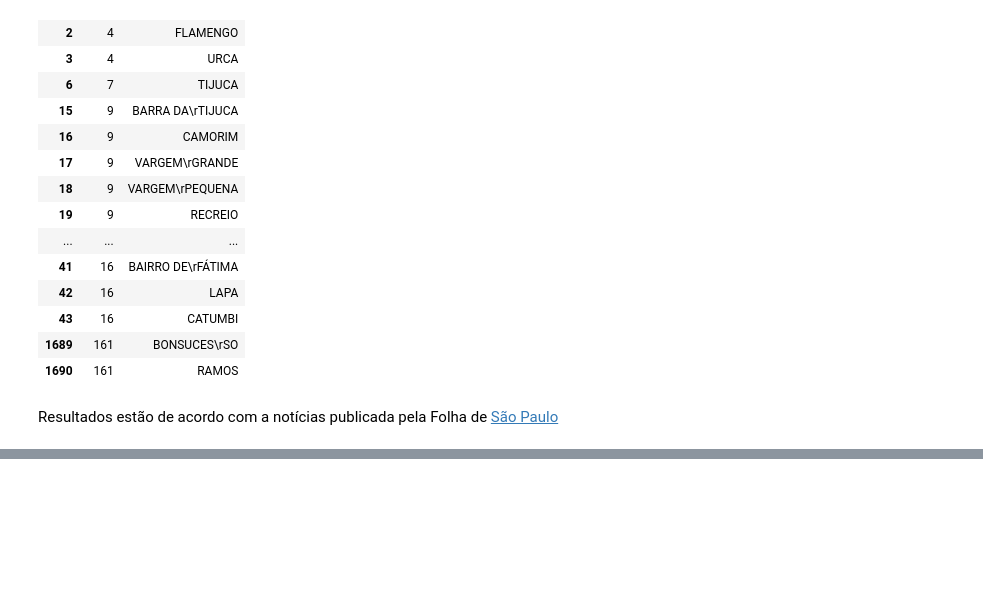
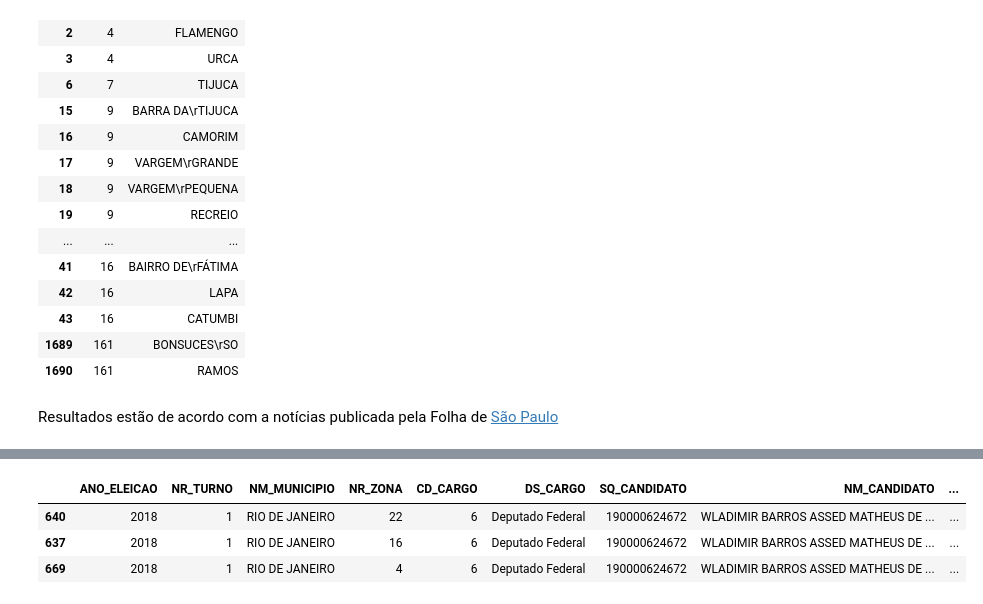
Before and after one commit to foca-aqui/foca-dados, a Jupyter notebook: api/app/service/analise_dados/notebook_votacao.ipynb, the cells around one changed output, grey strips where cells are left out. Cells and saved outputs as stored; diff of their text form; code cells hidden in the pictures; blank space fills up the shorter version.

```diff
--- a/api/app/service/analise_dados/notebook_votacao.ipynb
+++ b/api/app/service/analise_dados/notebook_votacao.ipynb
@@ -214,0 +171,8 @@ votacoes_rj.to_csv('dados/top_5_votacao.csv', index=False)
+# %%
+votacoes_rj_2018 = gerar_top_votacoes_candidato(resultados_2018, 5, 'RIO DE JANEIRO')
+votacoes_rj_2018.head(3)
+# %% [output]
+|  | ANO_ELEICAO | NR_TURNO | NM_MUNICIPIO | NR_ZONA | CD_CARGO | DS_CARGO | SQ_CANDIDATO | NM_CANDIDATO | ... |
+| 640 | 2018 | 1 | RIO DE JANEIRO | 22 | 6 | Deputado Federal | 190000624672 | WLADIMIR BARROS ASSED MATHEUS DE ... | ... |
+| 637 | 2018 | 1 | RIO DE JANEIRO | 16 | 6 | Deputado Federal | 190000624672 | WLADIMIR BARROS ASSED MATHEUS DE ... | ... |
+| 669 | 2018 | 1 | RIO DE JANEIRO | 4 | 6 | Deputado Federal | 190000624672 | WLADIMIR BARROS ASSED MATHEUS DE ... | ... |
```
Also changed, not shown: parts of 26 cells of this notebook.
